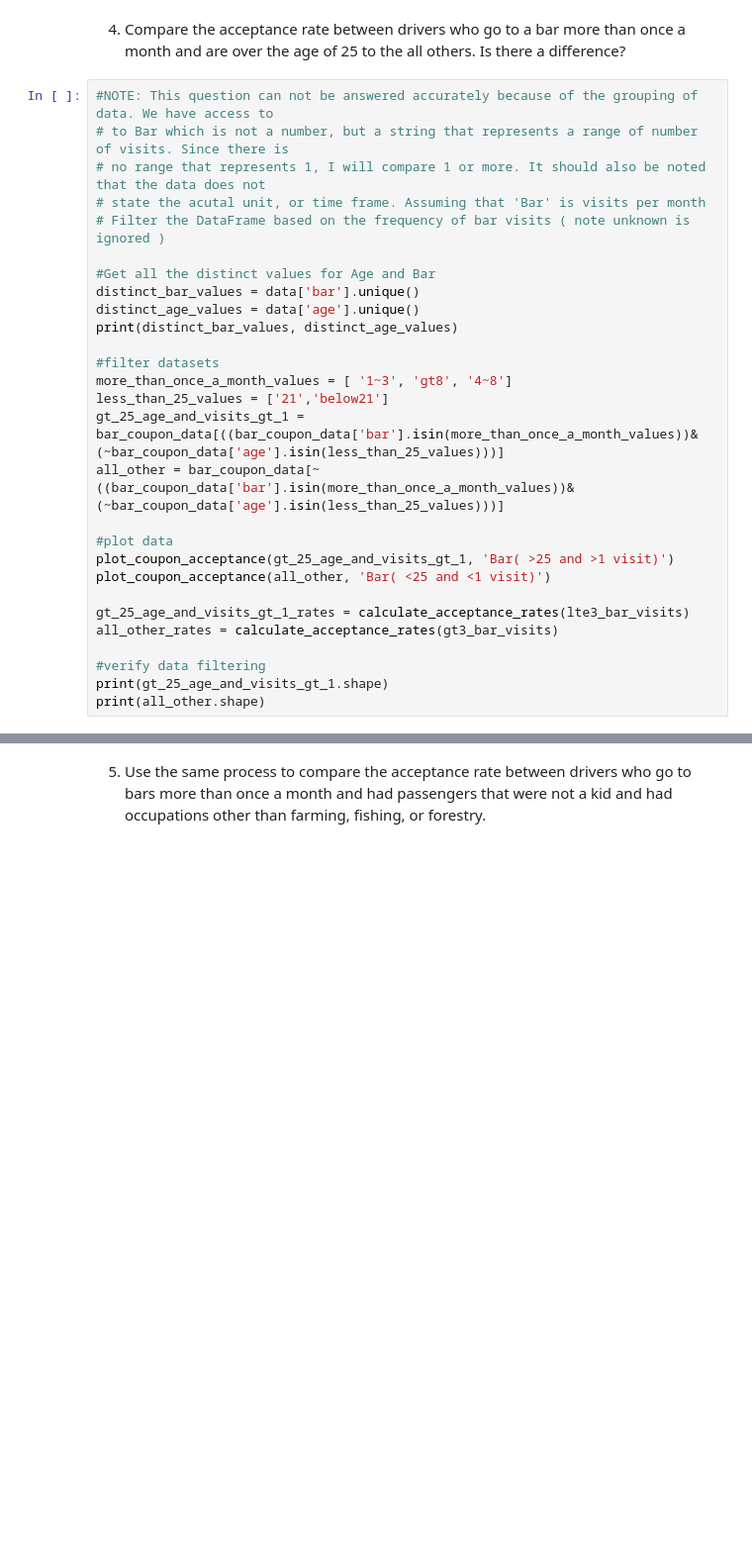
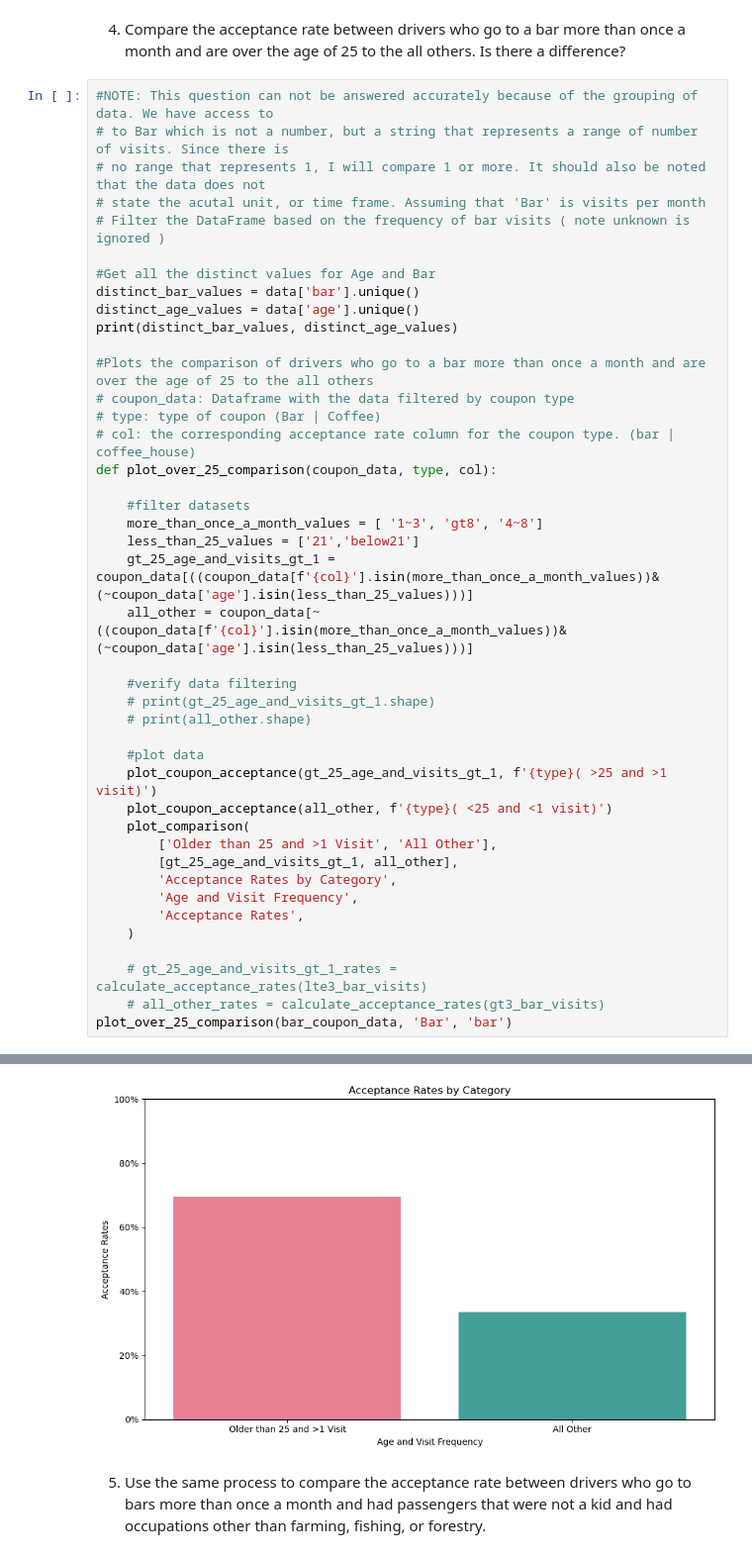
Before and after one commit to ok-ikejiani/Practical-Application-Assignment-5.1, a Jupyter notebook: prompt.ipynb, the cells around one changed output, grey strips where cells are left out. Shown at 99% size. Drawn from its saved outputs; the diff is of its cells as text; blank space fills up the shorter version.

```diff
--- a/prompt.ipynb
+++ b/prompt.ipynb
@@ -305,22 +267,36 @@ distinct_bar_values = data['bar'].unique()
 distinct_age_values = data['age'].unique()
 print(distinct_bar_values, distinct_age_values)
 
-#filter datasets
-more_than_once_a_month_values = [ '1~3', 'gt8', '4~8']
-less_than_25_values = ['21','below21']
-gt_25_age_and_visits_gt_1 = bar_coupon_data[((bar_coupon_data['bar'].isin(more_than_once_a_month_values))&(~bar_coupon_data['age'].isin(less_than_25_values)))]
-all_other = bar_coupon_data[~((bar_coupon_data['bar'].isin(more_than_once_a_month_values))&(~bar_coupon_data['age'].isin(less_than_25_values)))]
+#Plots the comparison of drivers who go to a bar more than once a month and are over the age of 25 to the all others
+# coupon_data: Dataframe with the data filtered by coupon type
+# type: type of coupon (Bar | Coffee)
+# col: the corresponding acceptance rate column for the coupon type. (bar | coffee_house)
+def plot_over_25_comparison(coupon_data, type, col):
 
-#plot data
-plot_coupon_acceptance(gt_25_age_and_visits_gt_1, 'Bar( >25 and >1 visit)')
-plot_coupon_acceptance(all_other, 'Bar( <25 and <1 visit)')
+    #filter datasets
+    more_than_once_a_month_values = [ '1~3', 'gt8', '4~8']
+    less_than_25_values = ['21','below21']
+    gt_25_age_and_visits_gt_1 = coupon_data[((coupon_data[f'{col}'].isin(more_than_once_a_month_values))&(~coupon_data['age'].isin(less_than_25_values)))]
+    all_other = coupon_data[~((coupon_data[f'{col}'].isin(more_than_once_a_month_values))&(~coupon_data['age'].isin(less_than_25_values)))]
 
-gt_25_age_and_visits_gt_1_rates = calculate_acceptance_rates(lte3_bar_visits)
-all_other_rates = calculate_acceptance_rates(gt3_bar_visits)
+    #verify data filtering
+    # print(gt_25_age_and_visits_gt_1.shape)
+    # print(all_other.shape)
 
-#verify data filtering
-print(gt_25_age_and_visits_gt_1.shape)
-print(all_other.shape)
+    #plot data
+    plot_coupon_acceptance(gt_25_age_and_visits_gt_1, f'{type}( >25 and >1 visit)')
+    plot_coupon_acceptance(all_other, f'{type}( <25 and <1 visit)')
+    plot_comparison(
+        ['Older than 25 and >1 Visit', 'All Other'],
+        [gt_25_age_and_visits_gt_1, all_other],
+        'Acceptance Rates by Category',
+        'Age and Visit Frequency',
+        'Acceptance Rates',
+    )
+
+    # gt_25_age_and_visits_gt_1_rates = calculate_acceptance_rates(lte3_bar_visits)
+    # all_other_rates = calculate_acceptance_rates(gt3_bar_visits)
+plot_over_25_comparison(bar_coupon_data, 'Bar', 'bar')
 # %% [output]
 ['never' 'less1' '1~3' 'gt8' nan '4~8'] ['21' '46' '26' '31' '41' '50plus' '36' 'below21']
 [figure]
@@ -329,2 +304,3 @@ NameError: name 'calculate_acceptance_rates' is not defined
+[figure, added]
 # %% [markdown]
 5. Use the same process to compare the acceptance rate between drivers who go to bars more than once a month and had passengers that were not a kid and had occupations other than farming, fishing, or forestry.
```
Also changed, not shown: parts of 29 cells of this notebook, 22 other files.
